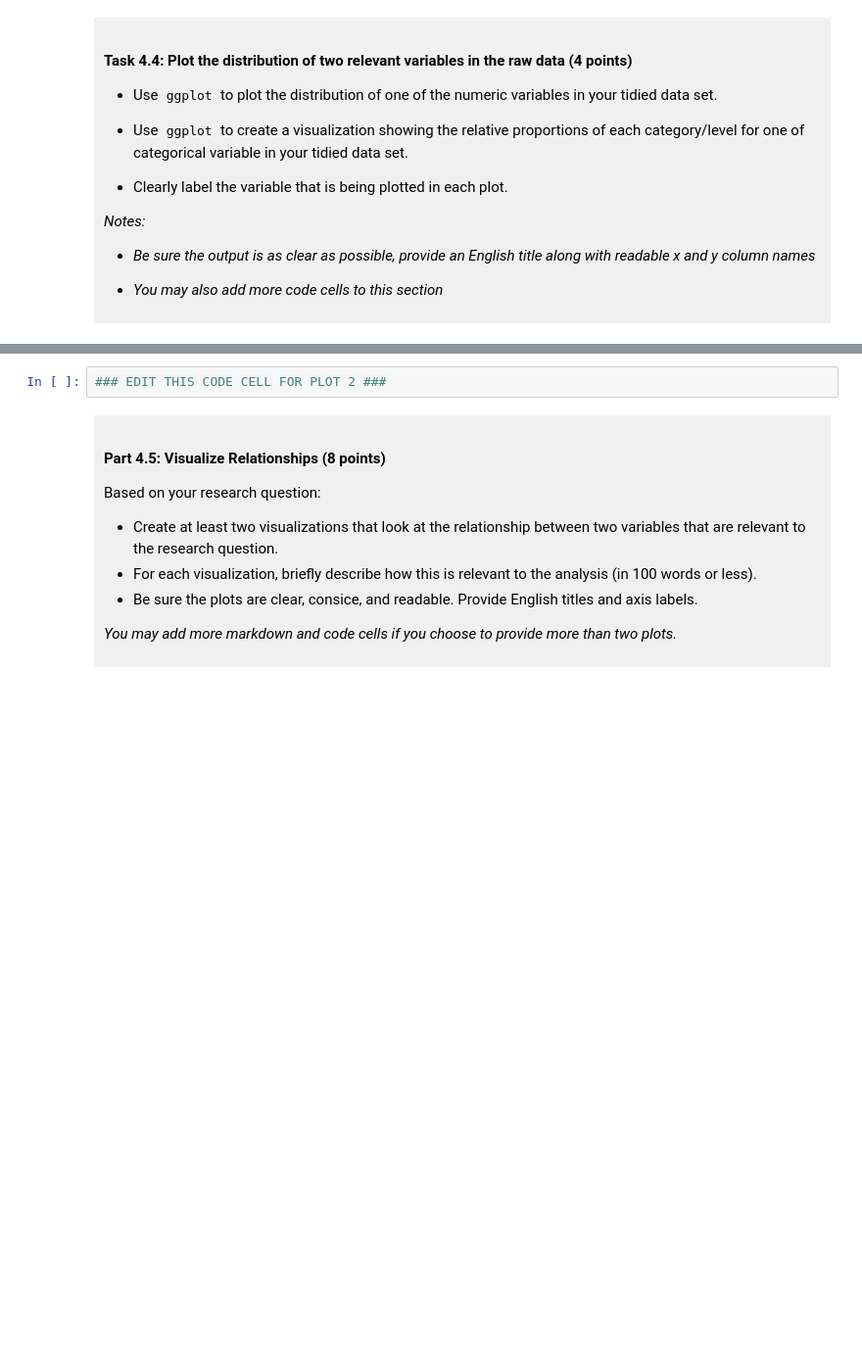
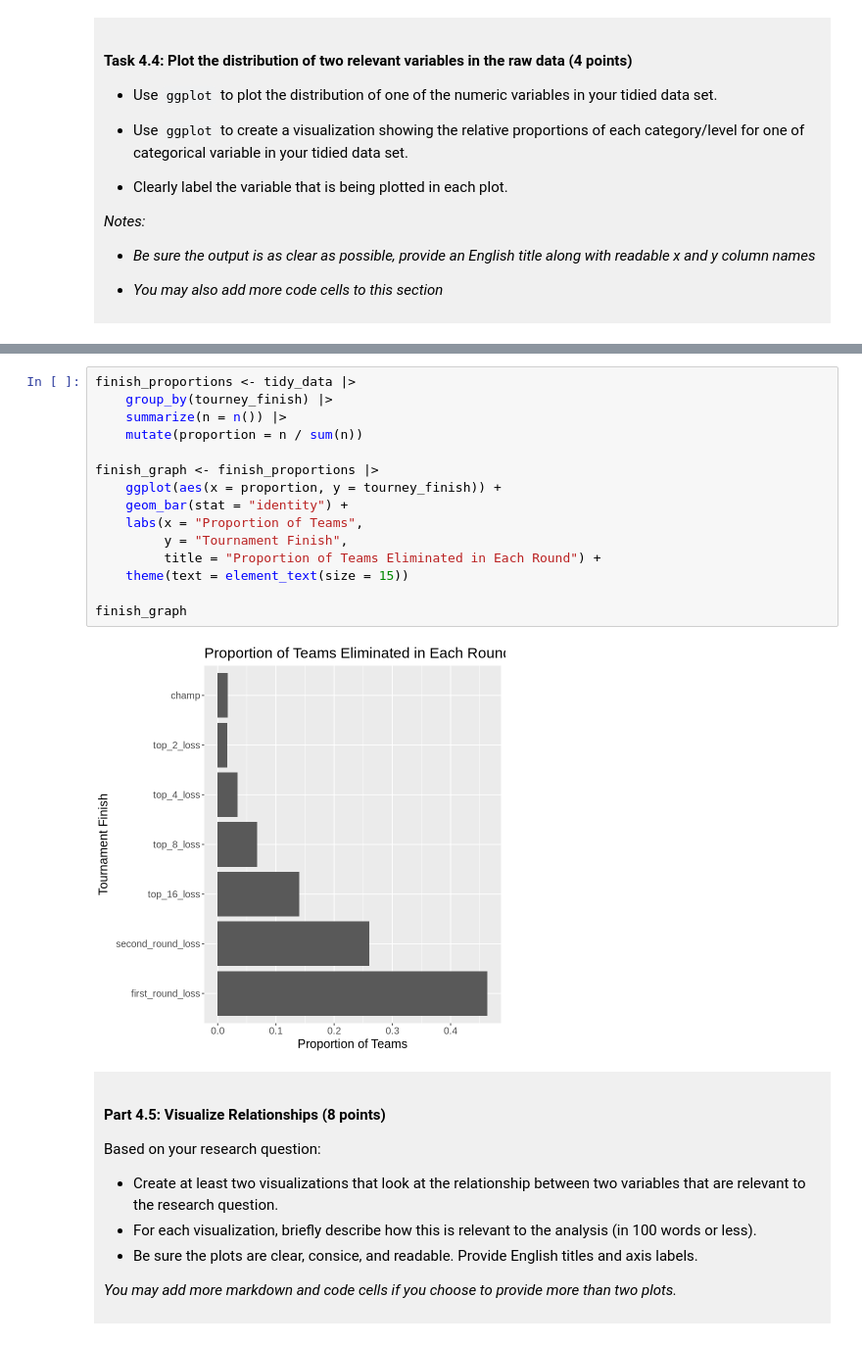
Before and after one commit to rubixion/dsci-100-project, a Jupyter notebook: dsci-100-project-notebook.ipynb, the cells around one changed output, grey strips where cells are left out. Shown at 98% size. Cells and saved outputs as stored; diff of their text form; blank space fills up the shorter version.

```diff
--- a/dsci-100-project-notebook.ipynb
+++ b/dsci-100-project-notebook.ipynb
@@ -315,5 +371,20 @@ You will refine your research question (if needed) and produce a tidy data set.
 # %%
-### EDIT THIS CODE CELL FOR PLOT 2 ###
+finish_proportions <- tidy_data |>
+    group_by(tourney_finish) |>
+    summarize(n = n()) |>
+    mutate(proportion = n / sum(n))
+
+finish_graph <- finish_proportions |>
+    ggplot(aes(x = proportion, y = tourney_finish)) +
+    geom_bar(stat = "identity") +
+    labs(x = "Proportion of Teams",
+         y = "Tournament Finish",
+         title = "Proportion of Teams Eliminated in Each Round") +
+    theme(text = element_text(size = 15))
+
+finish_graph
+# %% [output]
+[figure, added]
 # %% [markdown]
 <div style="background-color: #f0f0f0; padding: 10px;">
 
```
Also changed, not shown: parts of 5 cells of this notebook.
